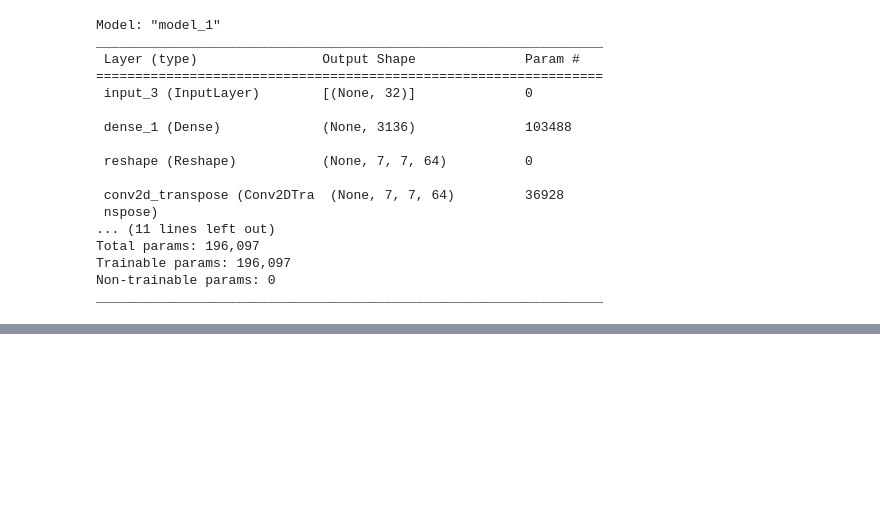
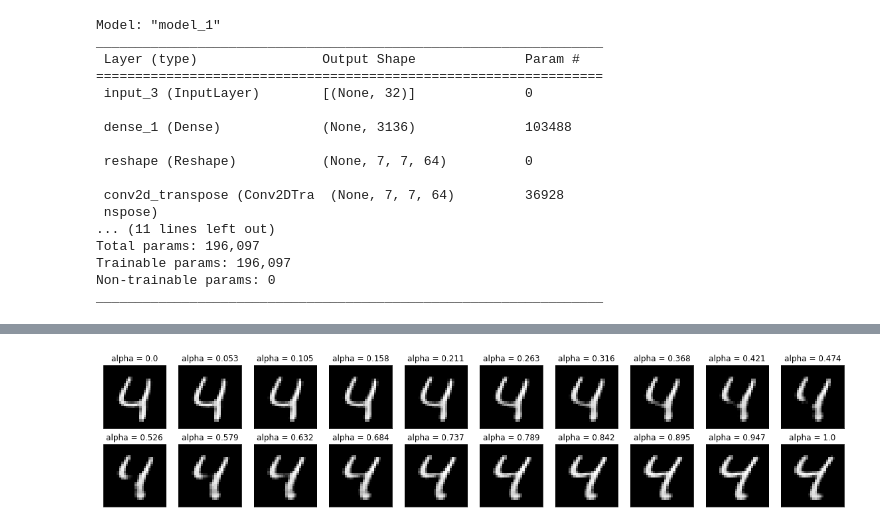
Before and after one commit to bigdataleeky/python, a Jupyter notebook: 20220506/생성모델2.ipynb, the cells around one changed output, grey strips where cells are left out. Saved outputs shown, nothing was run; the diff lists cells and outputs as text; code cells hidden in the pictures; blank space fills up the shorter version.

```diff
--- a/20220506/생성모델2.ipynb
+++ b/20220506/생성모델2.ipynb
@@ -225,0 +270,20 @@ temp2model = Model(input,output)
+# %%
+# x_target[4]  x_target[6]
+x_46 =  np.array((x_target[4],x_target[6]))
+z = model_encorder.predict(x_46)
+zz = np.zeros((20,zdim))   # 잠복공간의 점을 예측하는데.. 인코도를 이용
+for i in range(20):
+    alpha = i/(20.0-1.0)  # 두 잠복공간의 점을 연결하는 선분상에서 20개의 점을 생성
+    zz[i] = (1.0-alpha)*z[0]+alpha*z[1]
+generated_img = model_decoder.predict(zz)
+
+plt.figure(figsize=(20,4))
+for i in range(20):
+    plt.subplot(2,10,i+1)
+    plt.imshow(generated_img[i].reshape(28,28),cmap='gray')
+    plt.xticks([]); plt.yticks([])
+    plt.title('alpha = '+str( round(i/(20.0-1.0),3) ))
+plt.show()
+# 두개의 이미지사이를 보간
+# %% [output]
+[figure, added]
```
Also changed, not shown: parts of 18 cells of this notebook.
